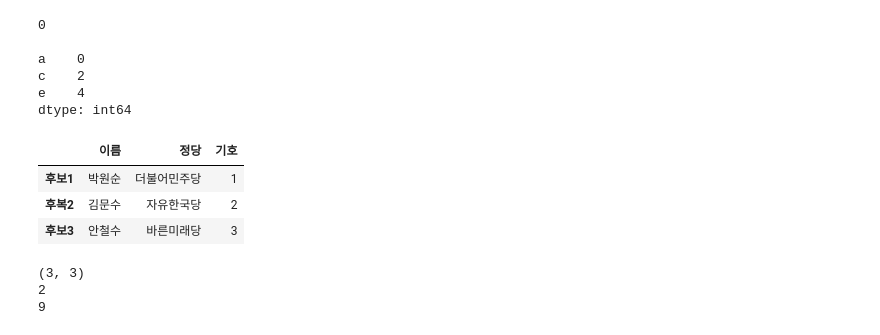
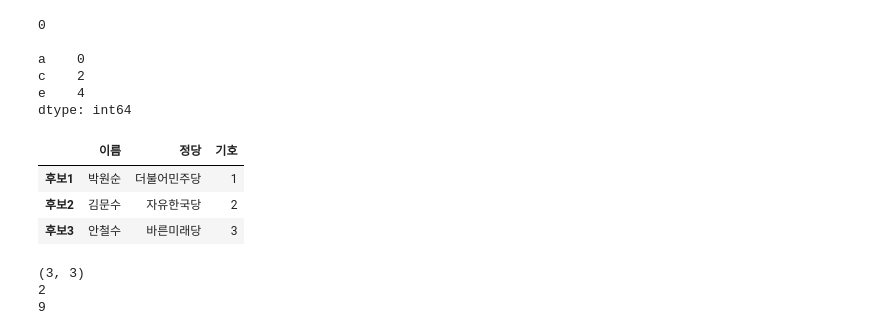
Before and after one commit to Hyunfor/2023_HNU_PythonClass, a Jupyter notebook: 23_05_02_~_데이터사이언스_파이썬_수업_9(8장)_~_10_(_9장_완,_10장_진행,_11장_진행).ipynb, the cells around one changed output. Saved outputs shown, nothing was run; the diff lists cells and outputs as text; code cells hidden in the pictures.

```diff
--- a/23_05_02_~_데이터사이언스_파이썬_수업_9(8장)_~_10_(_9장_완,_10장_진행,_11장_진행).ipynb
+++ b/23_05_02_~_데이터사이언스_파이썬_수업_9(8장)_~_10_(_9장_완,_10장_진행,_11장_진행).ipynb
@@ -365,12 +365,12 @@ dtype: int64
 # %%
 #Dataframe 같은 길이의 리스트를 가지는 딕셔너리를 이용하여 생성
 poli_dict = {"이름" :['박원순', '김문수', '안철수'], "정당" :['더불어민주당', '자유한국당', '바른미래당'], "기호" : [1, 2, 3]}
-poli_df = pd.DataFrame(poli_dict, index = ["후보1", "후복2", "후보3"])
+poli_df = pd.DataFrame(poli_dict, index = ["후보1", "후보2", "후보3"])
 poli_df
 # %% [output]
 |  | 이름 | 정당 | 기호 |
 | 후보1 | 박원순 | 더불어민주당 | 1 |
-| 후복2 | 김문수 | 자유한국당 | 2 |
+| 후보2 | 김문수 | 자유한국당 | 2 |
 | 후보3 | 안철수 | 바른미래당 | 3 |
 # %%
 print(poli_df.shape) #np.array의 shape를 반환해주는 함수
```
Also changed, not shown: parts of 8 cells of this notebook.
